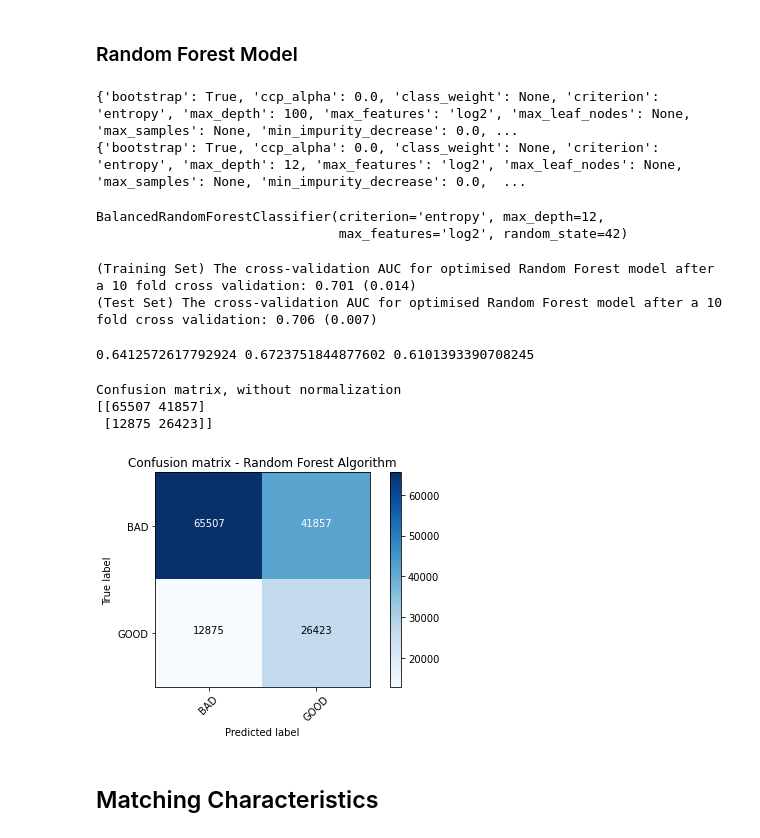
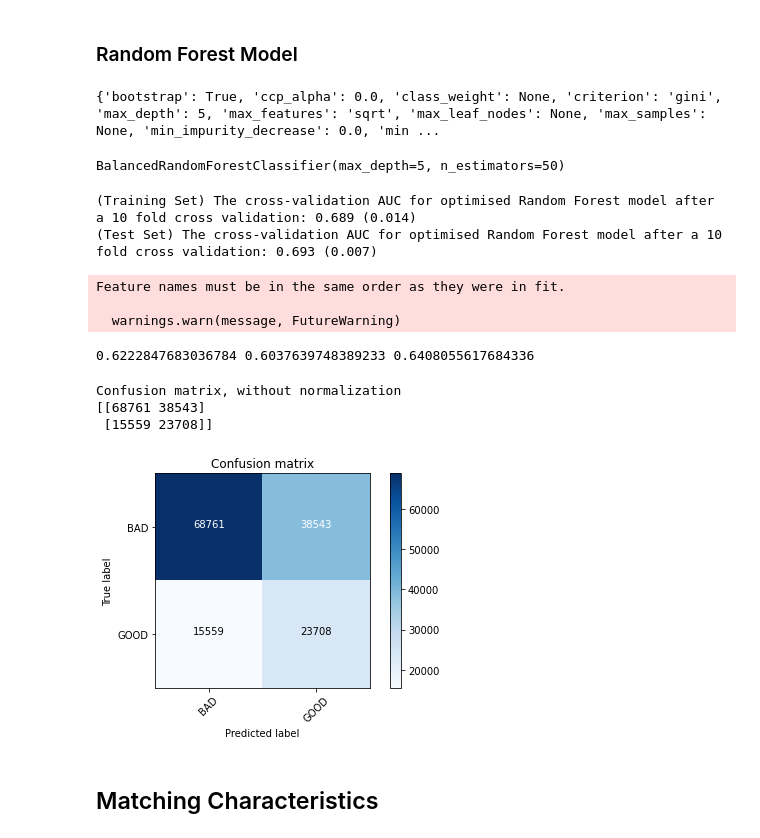
Before and after one commit to JoshYang1/Reject-Inference, a Jupyter notebook: Final Reject Inference Notebook.ipynb, the cells around one changed output. Cells and saved outputs as stored; diff of their text form; code cells hidden in the pictures.

```diff
--- a/Final Reject Inference Notebook.ipynb
+++ b/Final Reject Inference Notebook.ipynb
@@ -235 +248,9 @@ test_df = test_df.drop('issue_d', axis=1)
+# %%
+scaler_all = StandardScaler(copy=False)
+
+accept_train_df_all[all_cols] = accept_train_df_all[all_cols].fillna(accept_train_df_all[all_cols].mean())
+accept_test_df_all[all_cols] = accept_test_df_all[all_cols].fillna(accept_test_df_all[all_cols].mean())
+
+accept_train_df_all[all_cols] = scaler_all.fit_transform(accept_train_df_all[all_cols], accept_train_df_all['charged_off'])
+accept_test_df_all[all_cols] = scaler_all.transform(accept_test_df_all[all_cols])
 # %%
@@ -253,9 +274,9 @@ Testing Set:
 # %%
-y_train = train_df['charged_off']
-y_test = test_df['charged_off']
+y_train = accept_train_df_all['charged_off']
+y_test = accept_test_df_all['charged_off']
 
-X_train = train_df.drop('charged_off', axis=1)
-X_test = test_df.drop('charged_off', axis=1)
+X_train = accept_train_df_all.drop('charged_off', axis=1)
+X_test = accept_test_df_all.drop('charged_off', axis=1)
 # %% [markdown]
 ### Random Forest Model ###
 # %%
@@ -265,44 +287,40 @@ X_test = test_df.drop('charged_off', axis=1)
 # %%
 model = joblib.load("./random_forest.joblib")
 print(model.get_params())
-
-model_2 = BalancedRandomForestClassifier(**model.get_params())
-model_2.set_params(max_depth=12)
-print(model_2.get_params())
-model_2.fit(X_train, y_train)
+model.fit(X_train, y_train)
 # %% [output]
-{'bootstrap': True, 'ccp_alpha': 0.0, 'class_weight': None, 'criterion': 'entropy', 'max_depth': 100, 'max_features': 'log2', 'max_leaf_nodes': None, 'max_samples': None, 'min_impurity_decrease': 0.0, ...
-{'bootstrap': True, 'ccp_alpha': 0.0, 'class_weight': None, 'criterion': 'entropy', 'max_depth': 12, 'max_features': 'log2', 'max_leaf_nodes': None, 'max_samples': None, 'min_impurity_decrease': 0.0,  ...
+{'bootstrap': True, 'ccp_alpha': 0.0, 'class_weight': None, 'criterion': 'gini', 'max_depth': 5, 'max_features': 'sqrt', 'max_leaf_nodes': None, 'max_samples': None, 'min_impurity_decrease': 0.0, 'min ...
-BalancedRandomForestClassifier(criterion='entropy', max_depth=12,
-                               max_features='log2', random_state=42)
+BalancedRandomForestClassifier(max_depth=5, n_estimators=50)
 # %%
-cv_scores_train = cross_val_score(estimator= model_2, X=X_train, y=y_train, scoring='roc_auc', cv=CROSS_VALIDATION, n_jobs=-1)
+cv_scores_train = cross_val_score(estimator= model, X=X_train, y=y_train, scoring='roc_auc', cv=CROSS_VALIDATION, n_jobs=-1)
 print("(Training Set) The cross-validation AUC for optimised Random Forest model after a 10 fold cross validation: %.3f (%.3f)" % (mean(cv_scores_train), std(cv_scores_train)))
 
-cv_scores_test = cross_val_score(estimator= model_2, X=X_test, y=y_test, scoring='roc_auc', cv=CROSS_VALIDATION, n_jobs=-1)
+cv_scores_test = cross_val_score(estimator= model, X=X_test, y=y_test, scoring='roc_auc', cv=CROSS_VALIDATION, n_jobs=-1)
 print("(Test Set) The cross-validation AUC for optimised Random Forest model after a 10 fold cross validation: %.3f (%.3f)" % (mean(cv_scores_test), std(cv_scores_test)))
 # %% [output]
-(Training Set) The cross-validation AUC for optimised Random Forest model after a 10 fold cross validation: 0.701 (0.014)
-(Test Set) The cross-validation AUC for optimised Random Forest model after a 10 fold cross validation: 0.706 (0.007)
+(Training Set) The cross-validation AUC for optimised Random Forest model after a 10 fold cross validation: 0.689 (0.014)
+(Test Set) The cross-validation AUC for optimised Random Forest model after a 10 fold cross validation: 0.693 (0.007)
 # %%
-yhat = model_2.predict(X_test)
+yhat = model.predict(X_test)
 print(roc_auc_score(y_test, yhat), recall_score(y_test, yhat, pos_label=1), recall_score(y_test, yhat, pos_label=0))
 # %% [output]
-0.6412572617792924 0.6723751844877602 0.6101393390708245
+Feature names must be in the same order as they were in fit.
+
+  warnings.warn(message, FutureWarning)
+0.6222847683036784 0.6037639748389233 0.6408055617684336
 # %%
 # Computing Confusion matrix for the above algorithm
 
 cnf_matrix = confusion_matrix(y_test, yhat)
 np.set_printoptions(precision=2)
 
 # Plot non-normalized confusion matrix
 plt.figure()
-ri.plot_confusion_matrix(cnf_matrix, classes=["BAD", "GOOD"],
-                      title='Confusion matrix - Random Forest Algorithm')
+ri.plot_confusion_matrix(cnf_matrix, classes=["BAD", "GOOD"])
 
 plt.show()
 # %% [output]
 Confusion matrix, without normalization
-[[65507 41857]
- [12875 26423]]
+[[68761 38543]
+ [15559 23708]]
-[figure, old version]
+[figure, new version]
```
Also changed, not shown: parts of 103 cells of this notebook, 2 other files.
